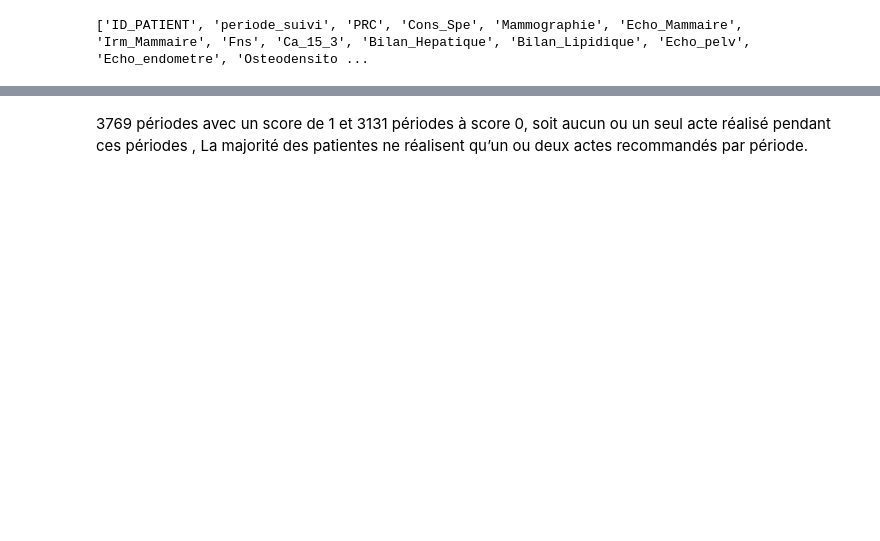
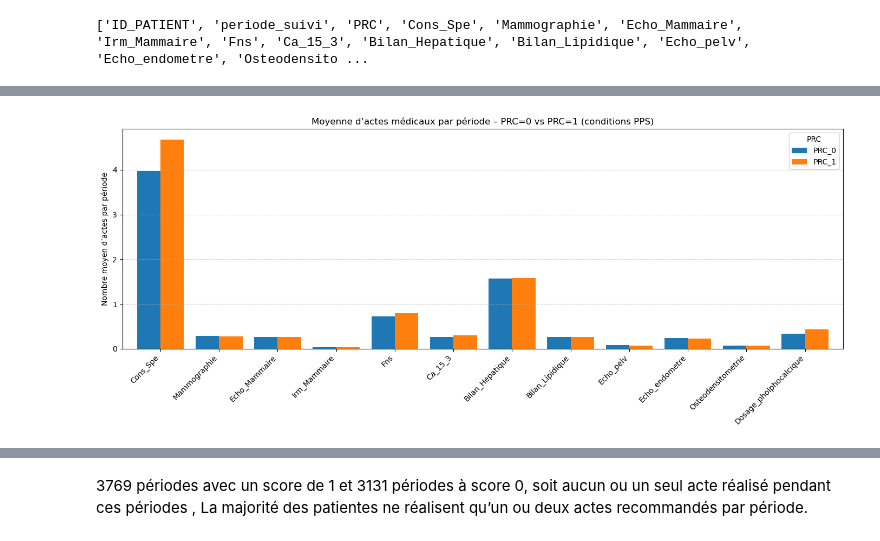
Before and after one commit to hemza1/TER_M1_2025, a Jupyter notebook: notebooks/test.ipynb, the cells around one changed output, grey strips where cells are left out. Saved outputs shown, nothing was run; the diff lists cells and outputs as text; code cells hidden in the pictures; blank space fills up the shorter version.

```diff
--- a/notebooks/test.ipynb
+++ b/notebooks/test.ipynb
@@ -402,25 +394,6 @@ df_resumé_par_periode.head(20)
 | 18 | 1101100325 | M60+ | 0 | 6 | 2 | 1 | 0 | 7 | ... |
 | 19 | 1101100325 | M6–M9 | 0 | 7 | 0 | 0 | 0 | 1 | ... |
 20 rows × 27 columns
-# %%
-traitements = df_merged.groupby("ID_PATIENT")[["Tamoxifen", "Anti_arom", "CT"]].max().reset_index()
-df_resumé_par_periode = df_resumé_par_periode.merge(traitements, on="ID_PATIENT", how="left")
-
-# Conformité spécifique : gynécologie si tamoxifène
-df_resumé_par_periode["conf_Echo_pelv"] = df_resumé_par_periode.apply(
-    lambda row: 1 if row["Tamoxifen"] == 1 and row.get("Echo_pelv", 0) >= 1 else 0, axis=1
-)
-df_resumé_par_periode["conf_Echo_endometre"] = df_resumé_par_periode.apply(
-    lambda row: 1 if row["Tamoxifen"] == 1 and row.get("Echo_endometre", 0) >= 1 else 0, axis=1
-)
-
-# Si anti-aromatase : ostéodensitométrie et bilan phosphocalcique
-df_resumé_par_periode["conf_Osteodensitometrie"] = df_resumé_par_periode.apply(
-    lambda row: 1 if row["Anti_arom"] == 1 and row.get("Osteodensitometrie", 0) >= 1 else 0, axis=1
-)
-df_resumé_par_periode["conf_Dosage_pholphocalcique"] = df_resumé_par_periode.apply(
-    lambda row: 1 if row["Anti_arom"] == 1 and row.get("Dosage_pholphocalcique", 0) >= 1 else 0, axis=1
-)
 # %%
 df_resumé_par_periode.head(20)
 # %% [output]
@@ -494 +466,50 @@ Index(['ID_PATIENT', 'periode_suivi', 'PRC', 'Cons_Spe', 'Mammographie',
+# %%
+df_conformite = df_resumé_par_periode.copy()
+
+def moyenne_par_acte_conditionnelle(df, acte, condition_col=None):
+    if condition_col:
+        df_filtré = df[df[condition_col] == 1]
+    else:
+        df_filtré = df
+    if df_filtré.empty:
+        return pd.DataFrame({f"PRC_0": [0], f"PRC_1": [0]}, index=[acte])
+    moyennes = df_filtré.groupby("PRC")[[acte]].mean().T
+    moyennes.columns = [f"PRC_{col}" for col in moyennes.columns]
+    moyennes.index = [acte]
+    return moyennes
+
+actes_conditions = {
+    "Cons_Spe": None,
+    "Mammographie": None,
+    "Echo_Mammaire": None,
+    "Irm_Mammaire": None,
+    "Fns": None,
+    "Ca_15_3": None,
+    "Bilan_Hepatique": None,
+    "Bilan_Lipidique": None,
+    "Echo_pelv": "Tamoxifen",                      # ↔ tamoxifène
+    "Echo_endometre": "Tamoxifen",                 # ↔ tamoxifène
+    "Osteodensitometrie": "Anti_arom",             # ↔ anti-aromatase
+    "Dosage_pholphocalcique": "Anti_arom",         # ↔ anti-aromatase
+
+}
+
+moyennes_finales = []
+
+for acte, condition in actes_conditions.items():
+    moy = moyenne_par_acte_conditionnelle(df_conformite, acte, condition)
+    moyennes_finales.append(moy)
+
+df_moyennes_pps = pd.concat(moyennes_finales)
+
+ax = df_moyennes_pps.plot(kind='bar', figsize=(14, 6), width=0.8)
+plt.title("Moyenne d’actes médicaux par période – PRC=0 vs PRC=1 (conditions PPS)")
+plt.ylabel("Nombre moyen d’actes par période")
+plt.xticks(rotation=45, ha='right')
+plt.grid(axis='y', linestyle='--', alpha=0.6)
+plt.legend(title="PRC")
+plt.tight_layout()
+plt.show()
+# %% [output]
+[figure, added]
 # %%
```
Also changed, not shown: parts of 38 cells of this notebook.
